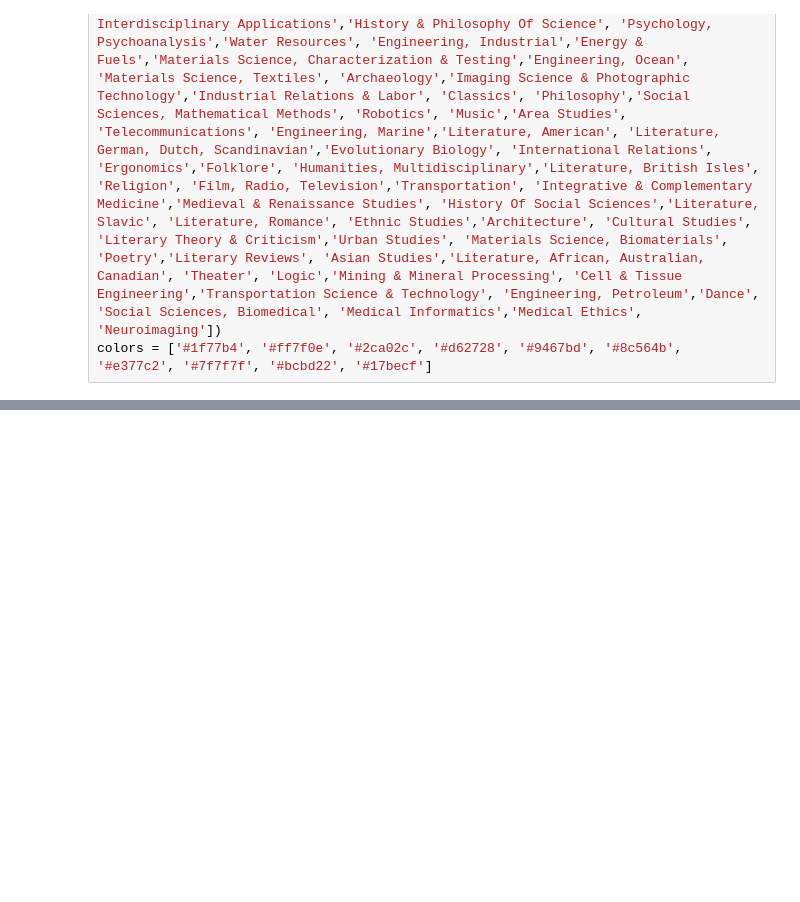
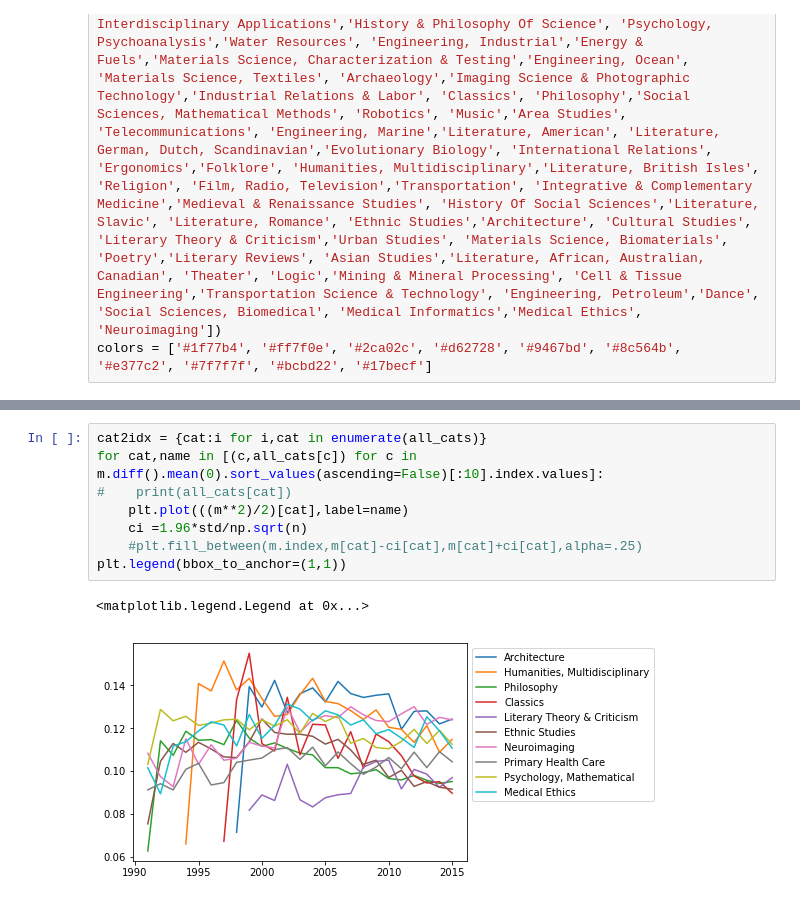
Before and after one commit to jlorince/wos-text-dynamics, a Jupyter notebook: notebooks/eval.ipynb, the cells around one changed output, grey strips where cells are left out. Saved outputs shown, nothing was run; the diff lists cells and outputs as text; blank space fills up the shorter version.

```diff
--- a/notebooks/eval.ipynb
+++ b/notebooks/eval.ipynb
@@ -53,0 +244,11 @@ ax.axhline(acc_df.agree.mean(),c='k',ls='--')
+# %%
+cat2idx = {cat:i for i,cat in enumerate(all_cats)}
+for cat,name in [(c,all_cats[c]) for c in m.diff().mean(0).sort_values(ascending=False)[:10].index.values]:
+#    print(all_cats[cat])
+    plt.plot(((m**2)/2)[cat],label=name)
+    ci =1.96*std/np.sqrt(n)
+    #plt.fill_between(m.index,m[cat]-ci[cat],m[cat]+ci[cat],alpha=.25)
+plt.legend(bbox_to_anchor=(1,1))
+# %% [output]
+<matplotlib.legend.Legend at 0x...>
+[figure, added]
```
Also changed, not shown: parts of 22 cells of this notebook, 8 other files.
